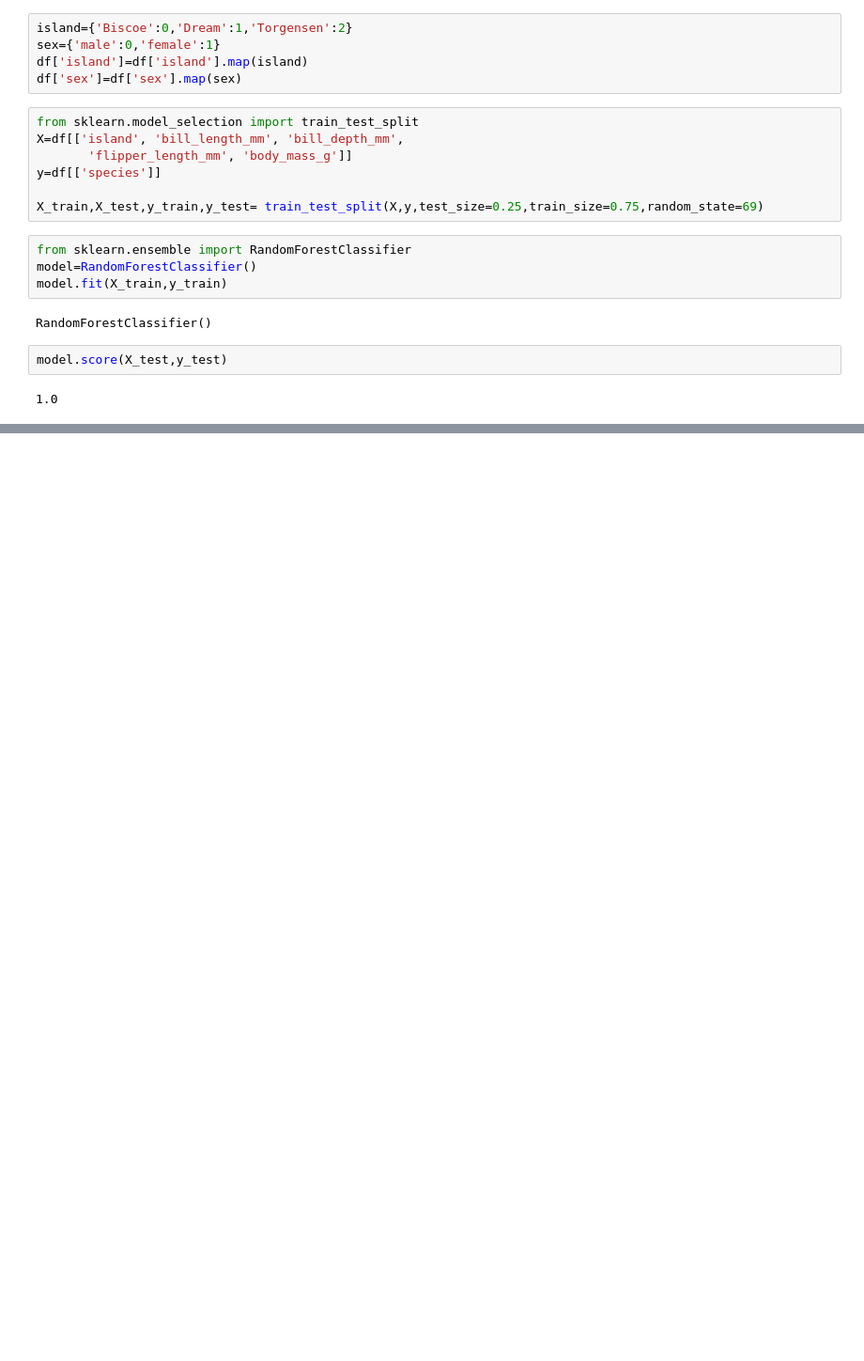
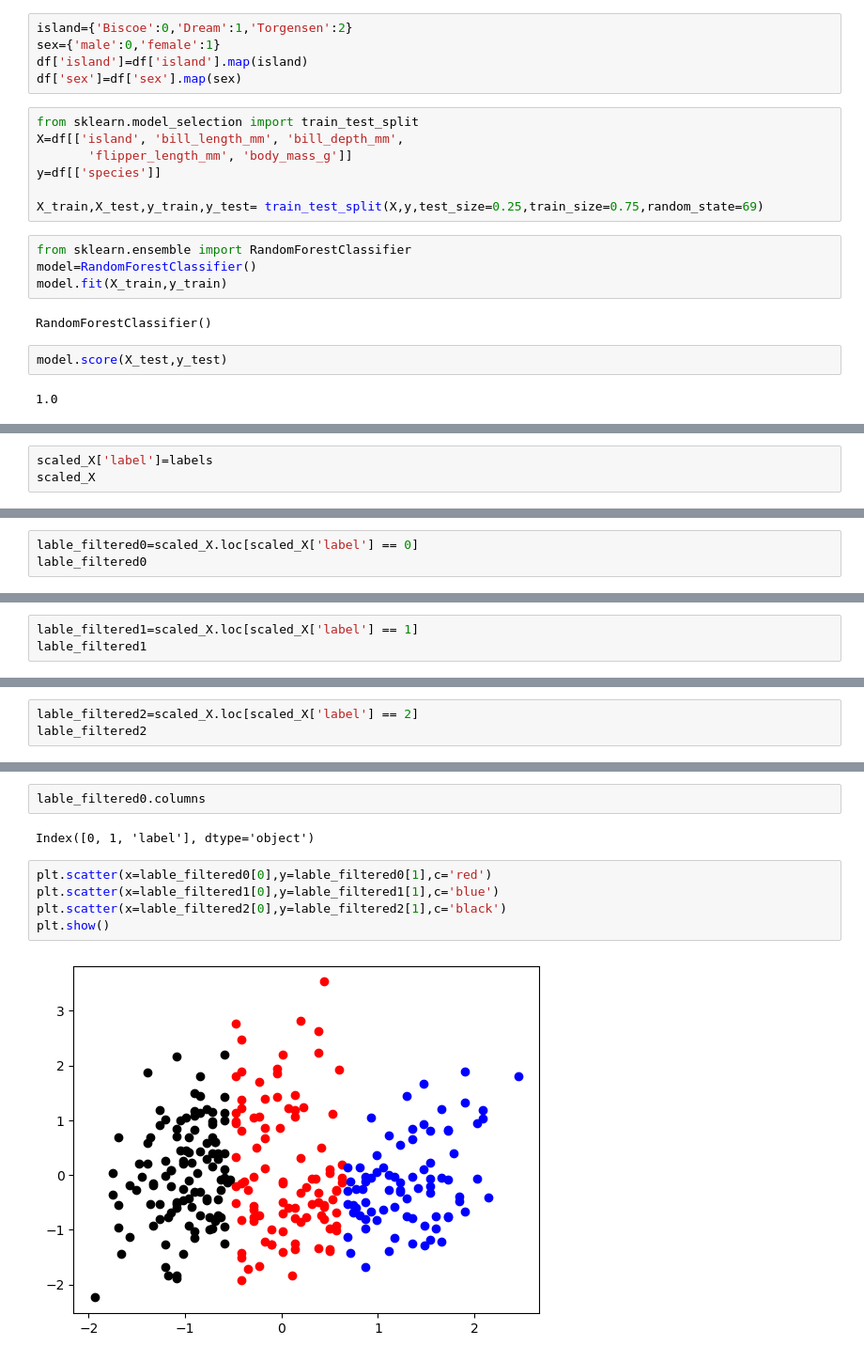
Before and after one commit to lebondon/FISTIC2024_FD, a Jupyter notebook: FD_files/lez9/penguins2solve.ipynb, the cells around one changed output, grey strips where cells are left out. Shown at 94% size. Cells and saved outputs as stored; diff of their text form; blank space fills up the shorter version.

```diff
--- a/FD_files/lez9/penguins2solve.ipynb
+++ b/FD_files/lez9/penguins2solve.ipynb
@@ -128,0 +191,3 @@ array([1.        , 0.98507463, 0.98507463, 1.        , 0.98484848])
+# %%
+scaled_X['label']=labels
+scaled_X
@@ -128,0 +208,3 @@ array([1.        , 0.98507463, 0.98507463, 1.        , 0.98484848])
+# %%
+lable_filtered0=scaled_X.loc[scaled_X['label'] == 0]
+lable_filtered0
@@ -128,0 +225,3 @@ array([1.        , 0.98507463, 0.98507463, 1.        , 0.98484848])
+# %%
+lable_filtered1=scaled_X.loc[scaled_X['label'] == 1]
+lable_filtered1
@@ -128,0 +242,3 @@ array([1.        , 0.98507463, 0.98507463, 1.        , 0.98484848])
+# %%
+lable_filtered2=scaled_X.loc[scaled_X['label'] == 2]
+lable_filtered2
@@ -128,0 +259,11 @@ array([1.        , 0.98507463, 0.98507463, 1.        , 0.98484848])
+# %%
+lable_filtered0.columns
+# %% [output]
+Index([0, 1, 'label'], dtype='object')
+# %%
+plt.scatter(x=lable_filtered0[0],y=lable_filtered0[1],c='red')
+plt.scatter(x=lable_filtered1[0],y=lable_filtered1[1],c='blue')
+plt.scatter(x=lable_filtered2[0],y=lable_filtered2[1],c='black')
+plt.show()
+# %% [output]
+[figure, added]
```
Also changed, not shown: parts of 10 cells of this notebook, 4 other files.
